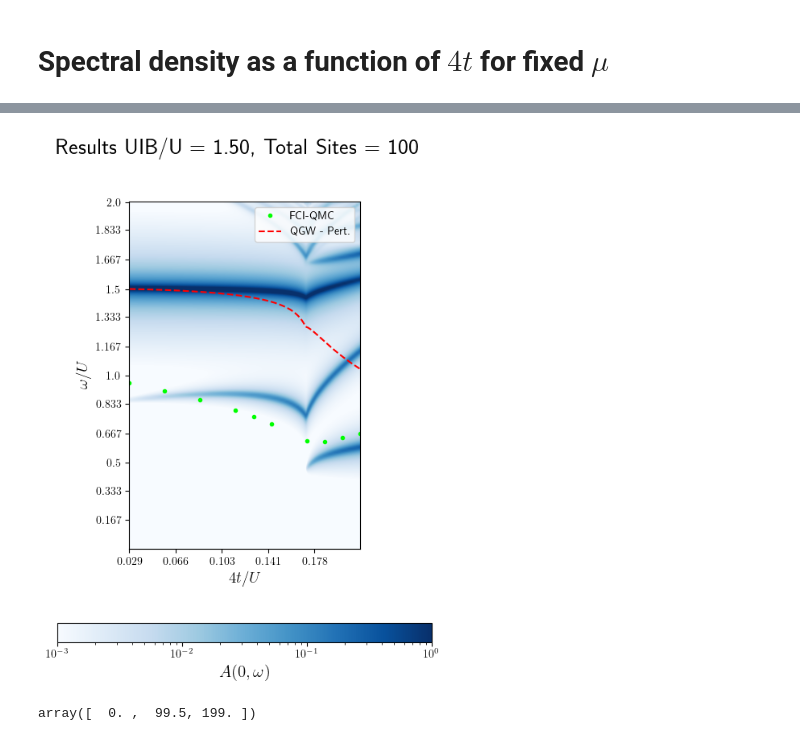
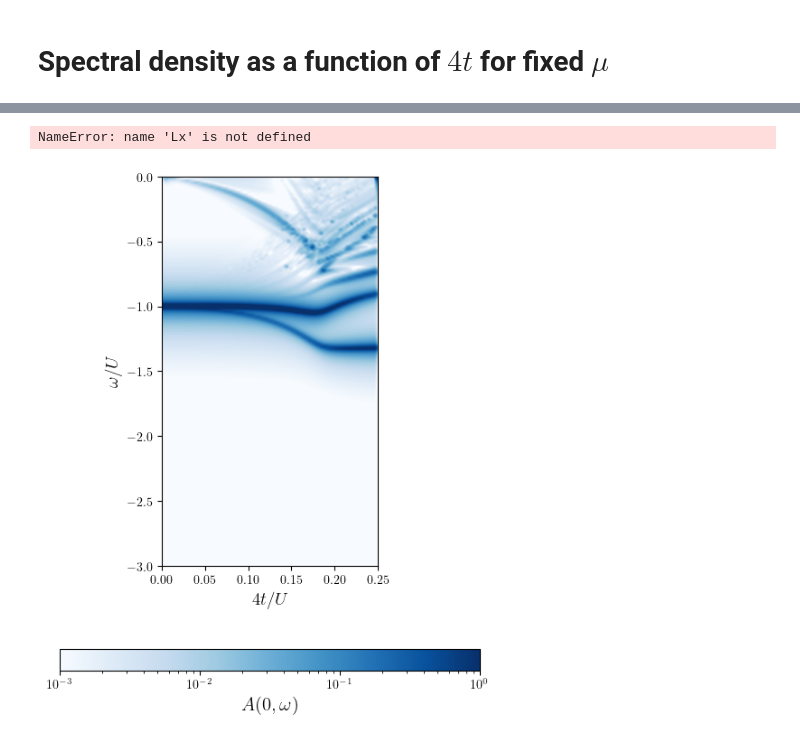
Before and after one commit to ragheedalhyder/BoseHubbard, a Jupyter notebook: src/Spectral_Density_vs_dJU_fixed_density_SCT.ipynb, the cells around one changed output, grey strips where cells are left out. Cells and saved outputs as stored; diff of their text form; code cells hidden in the pictures.

```diff
--- a/src/Spectral_Density_vs_dJU_fixed_density_SCT.ipynb
+++ b/src/Spectral_Density_vs_dJU_fixed_density_SCT.ipynb
@@ -111,14 +276,15 @@ confirm data is to be loaded.
 # %%
 # run this block if you are making the data for the first time
 
-input("confirm that you would like to make the data for the first time")
+# input("confirm that you would like to make the data for the first time")
+en_vector = np.linspace(0.25, 2, 200)
 
 omega0s = np.zeros(len(dJUs))
 omega1s = np.zeros(len(dJUs))
 omega2s = np.zeros(len(dJUs))
 
 SE = np.zeros((7, len(en_vector)), dtype=np.complex128)  #7 rows for each contribution, num_en columns ##V: why 7?
-
+UIB = 1.5
 
 #V:  Add poles to this plot!!!
 T11 = np.zeros((len(dJUs), len(en_vector)), dtype=np.complex128)
@@ -152,7 +318,7 @@ for count, dJU in enumerate(dJUs):
         # self_energy = Self_Energy(Epol_NSC, grid, params, verts, omegaklambda)
         # output_NSC = self_energy.calculate_self_energy()
         # # Self consistent
-        Epol_SC = en_vector[epol_ind] - UIB #output_NSC[6]
+        Epol_SC = en_vector[epol_ind] - pert.sigma0(n0) #output_NSC[6]
         self_energy = Self_Energy(Epol_SC, grid, params, verts, omegaklambda)
         output_SC = self_energy.calculate_self_energy()
         SE[:, epol_ind] = output_SC
@@ -283,80 +434,50 @@ plt.rcParams['text.usetex'] = True
 
 # Rotate the image by -90 degrees
 SpectralFuncs_rot = np.rot90(SpectralFuncs, 1)
-Sigma_rot = np.rot90(Sigma, 1)
-Sigma00_rot = np.rot90(Sigma00, 1)
 
 
 fig, ax1 = plt.subplots(ncols = 1, figsize = (6,8)) # (6,8))
 
 # Create the plot
 # Set the aspect ratio to the ratio of the number of x points to the number of y points
-aspect_ratio = 1.5#'auto'#1
+aspect_ratio = 0.15#0.1#'auto' # 0.15 for UIB >0, 0.1 for UIB < 0
 color_map = 'Blues'
 interp = 'bicubic'
-im1 = ax1.imshow(np.abs(SpectralFuncs_rot), interpolation = interp, cmap=color_map, aspect = aspect_ratio, norm=matplotlib.colors.LogNorm())
-
-
-# Select a subset of dJUs and en_vector for the ticks
-num_xticks = 6
-num_yticks = 13
-
-xticks = np.linspace(0, SpectralFuncs_rot.shape[1], num_xticks, endpoint=True, dtype=int)
-yticks = np.linspace(0, SpectralFuncs_rot.shape[0], num_yticks, endpoint=True, dtype=int)
-
-xticklabels = np.round(np.linspace(min(dJUs), max(dJUs), num_xticks),3)
-yticklabels = np.round(np.linspace(max(en_vector), min(en_vector), num_yticks), 3)
-
-# Format the labels in LaTeX
-xticklabels = [r'$\mathrm{{{}}}$'.format(label) for label in xticklabels]
-yticklabels = [r'$\mathrm{{{}}}$'.format(label) for label in yticklabels]
-
-ax1.set_xticks(xticks)
-ax1.set_yticks(yticks)
-
-ax1.set_xticklabels(xticklabels)
-ax1.set_yticklabels(yticklabels)
-
+extent = [min(dJUs), max(dJUs),min(en_vector), max(en_vector) ]
+im1 = ax1.imshow(np.abs(SpectralFuncs_rot), interpolation = interp, cmap=color_map, aspect = aspect_ratio, extent = extent, norm=matplotlib.colors.LogNorm())
+ax1.set_ylim(en_vector[0], en_vector[-1])
 ax1.set_xlabel(r'$4t/U$', fontsize=14)
 ax1.set_ylabel(r'$\omega/U$', fontsize=14)
 
 cb1 = plt.colorbar(im1,orientation="horizontal")
 cb1.set_label(label="$A(0,\omega)$",size=15,weight='bold')
 im1.set_clim(1e-3,1e0)
-#im1.set_clim(0,0.25)
 
 
 idx = np.searchsorted(en_vector, 0, side="left") # find \omega = 0
 
+
+M = Lx * Ly
 # # # plot the extrapolated MC data.
-Ep_M = Ep_Matija_UIB_1p5
-dJUs_M = dJUs_Matija_QGW_UIB_m1p5
-plot_x = np.interp(dJUs_M, (dJUs_M.min(), dJUs_M.max()), (0, SpectralFuncs_rot.shape[1]-1))
-plot_y = SpectralFuncs_rot.shape[0] - 1 - np.interp(Ep_M, (en_vector.min(), en_vector.max()), (0, SpectralFuncs_rot.shape[0]-1))
-ax1.plot(plot_x, plot_y, '.', label='FCI-QMC', color='lime')
+Ep_M = Ep_Matija_UIB_1p0
+Errors_M = Ep_Error_UIB_1p0
+dJUs_M = dJUs_Matija_QGW
+plot_x = dJUs_M
+plot_y = Ep_M
+plot_y_errors = Errors_M
+#ax1.scatter(plot_x,plot_y)
+ax1.errorbar(plot_x, plot_y, yerr = plot_y_errors  , marker = '.',markersize = 4,linestyle = 'none',capsize = 3, label='FCI-QMC', color='lime')
 
-
-#X, Y = np.meshgrid(UIBs, omega0s + omega1s + omega2s)
-# ax2 = ax.twinx()
-# Transform the y-coordinates of the plot to match the image coordinates
-plot_x = np.interp(dJUs, (dJUs.min(), dJUs.max()), (0, SpectralFuncs_rot.shape[1]-1))
-plot_y = SpectralFuncs_rot.shape[0] - 1 - np.interp(omega0s + omega1s + omega2s, (en_vector.min(), en_vector.max()), (0, SpectralFuncs_rot.shape[0]-1))
-#plot_non_T = SpectralFuncs_rot.shape[0] - 1 - np.interp(np.real(Sigma_rot[idx,:]), (en_vector.min(), en_vector.max()), (0, SpectralFuncs_rot.shape[0]-1))
-plot_0 = len(en_vector) - idx + np.zeros(len(plot_y))
-
-# Overlay the plot on top of the imshow figure
+#plot perturbative result
+plot_x = dJUs
+plot_y = omega0s + omega1s + omega2s
 fig.suptitle(f"Results UIB/U = {UIB:0.2f}, Total Sites = {M}", fontsize = 20)
 ax1.plot(plot_x, plot_y, linestyle = '--', label='QGW - Pert.', color='red', linewidth=1.5)
-#ax1.plot(plot_x, plot_non_T, linestyle = ':', label='NSC:  Ladder', color='white', linewidth=1.5)
-#ax1.plot(plot_x, plot_0, linestyle = '-', color='white', linewidth=1.5)
-#ax2.plot(plot_x, plot_y, linestyle = '--', label='Perturbative - Rayl. Schr.', color='white', linewidth=1.5)
+
 
 ax1.legend()
 
 plt.show()
 # %% [output]
+NameError: name 'Lx' is not defined
-[figure, old version]
+[figure, new version]
-# %%
-np.interp(dJUs_M, (dJUs_M.min(), dJUs_M.max()), (0, SpectralFuncs_rot.shape[1]-1))
-# %% [output]
-array([  0. ,  99.5, 199. ])
```
Also changed, not shown: parts of 13 cells of this notebook, 16 other files.
